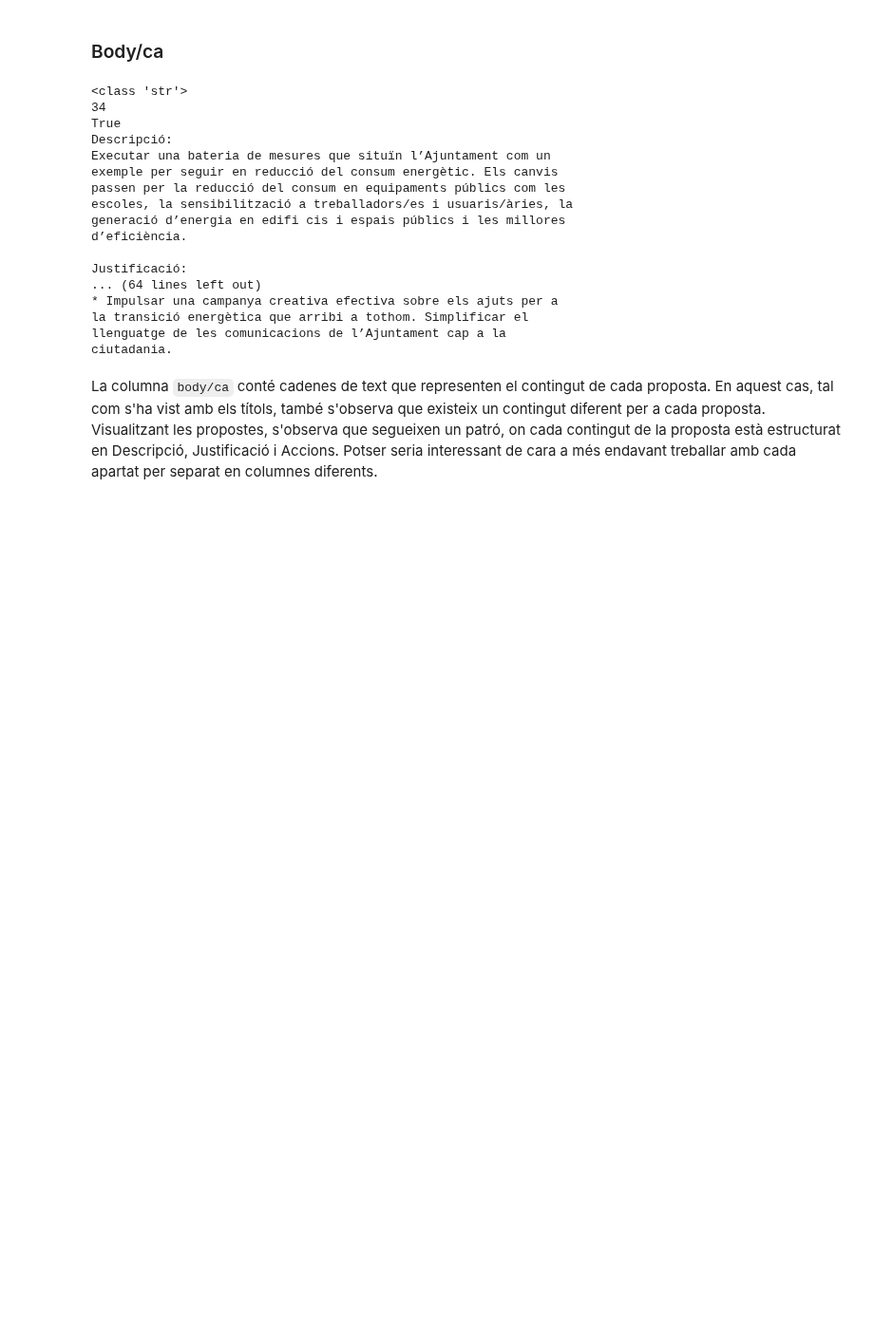
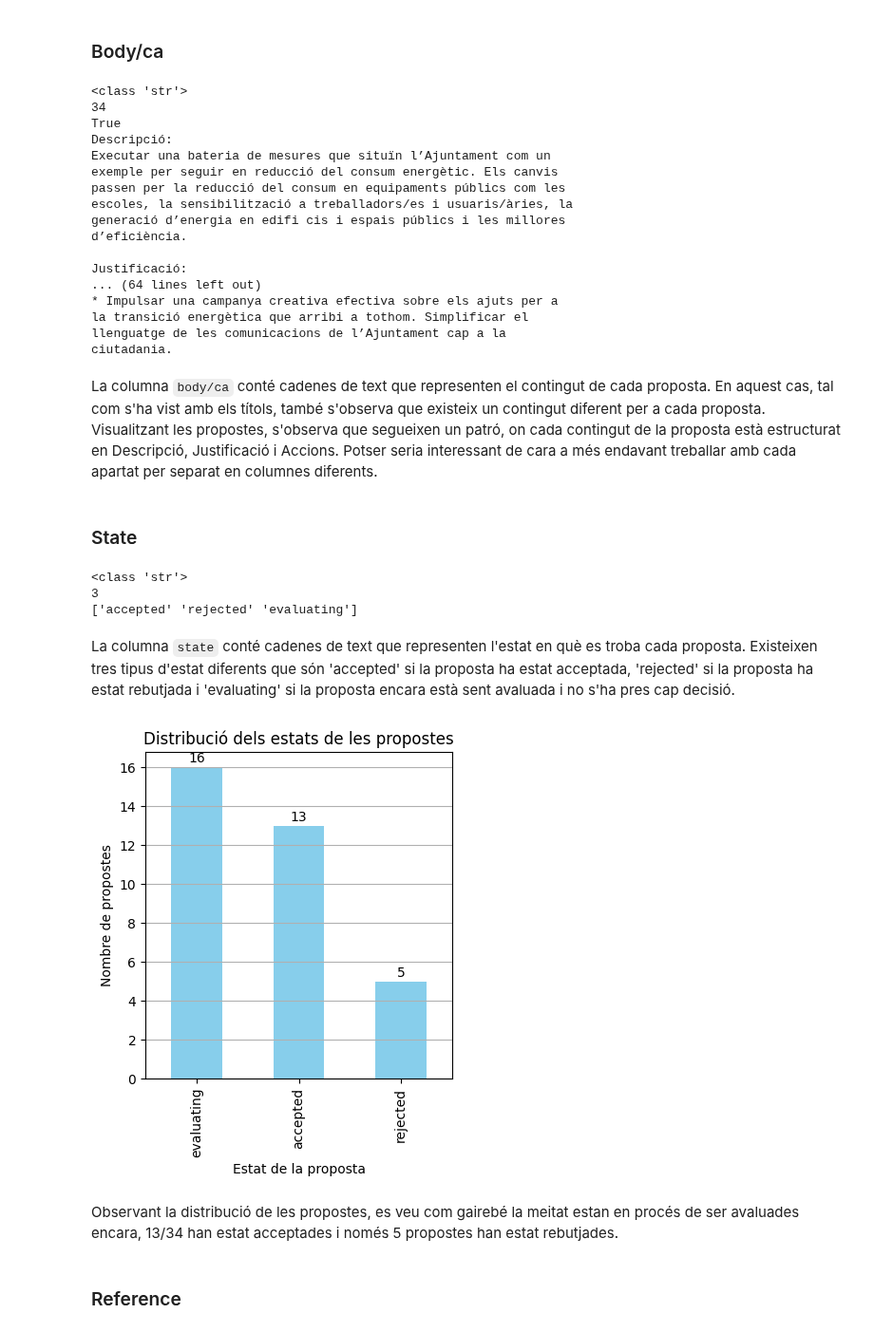
Before and after one commit to NoOPeEKS/dades-assemblea-clima, a Jupyter notebook: notebooks/exploracio_dades_barcelona.ipynb, the cells around one changed output. Shown at 95% size. Saved outputs shown, nothing was run; the diff lists cells and outputs as text; code cells hidden in the pictures; blank space fills up the shorter version.

```diff
--- a/notebooks/exploracio_dades_barcelona.ipynb
+++ b/notebooks/exploracio_dades_barcelona.ipynb
@@ -258,3 +277,36 @@ llenguatge de les comunicacions de l’Ajuntament cap a la
 ciutadania.
 # %% [markdown]
 La columna `body/ca` conté cadenes de text que representen el contingut de cada proposta. En aquest cas, tal com s'ha vist amb els títols, també s'observa que existeix un contingut diferent per a cada proposta. Visualitzant les propostes, s'observa que segueixen un patró, on cada contingut de la proposta està estructurat en Descripció, Justificació i Accions. Potser seria interessant de cara a més endavant treballar amb cada apartat per separat en columnes diferents.
+# %% [markdown]
+### State
+# %%
+print(type(df_proposals['state'][0]))
+print(df_proposals['state'].nunique())
+print(df_proposals['state'].unique())
+# %% [output]
+<class 'str'>
+3
+['accepted' 'rejected' 'evaluating']
+# %% [markdown]
+La columna `state` conté cadenes de text que representen l'estat en què es troba cada proposta. Existeixen tres tipus d'estat diferents que són 'accepted' si la proposta ha estat acceptada, 'rejected' si la proposta ha estat rebutjada i 'evaluating' si la proposta encara està sent avaluada i no s'ha pres cap decisió.
+# %%
+valors = df_proposals['state'].value_counts()
+
+plt.figure(figsize=(4, 5))
+valors.plot(kind='bar', color='skyblue')
+plt.xlabel("Estat de la proposta")
+plt.ylabel("Nombre de propostes")
+plt.title("Distribució dels estats de les propostes")
+
+for i, v in enumerate(valors):
+    plt.text(i, v + 0.1, str(v), ha='center', va='bottom')
+
+plt.grid(axis='y')
+plt.tight_layout()
+plt.show()
+# %% [output]
+[figure, added]
+# %% [markdown]
+Observant la distribució de les propostes, es veu com gairebé la meitat estan en procés de ser avaluades encara, 13/34 han estat acceptades i només 5 propostes han estat rebutjades.
+# %% [markdown]
+### Reference
```
Also changed, not shown: parts of 47 cells of this notebook.
